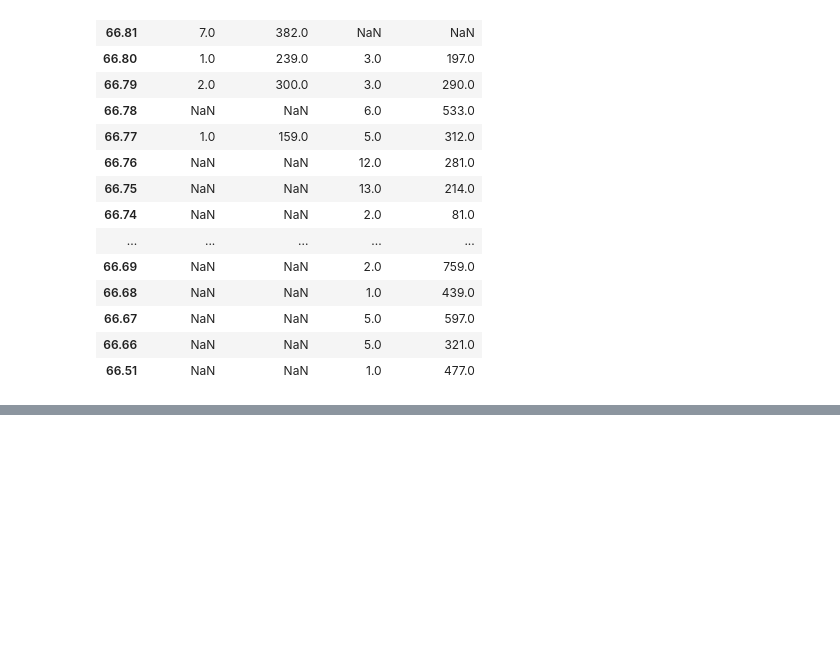
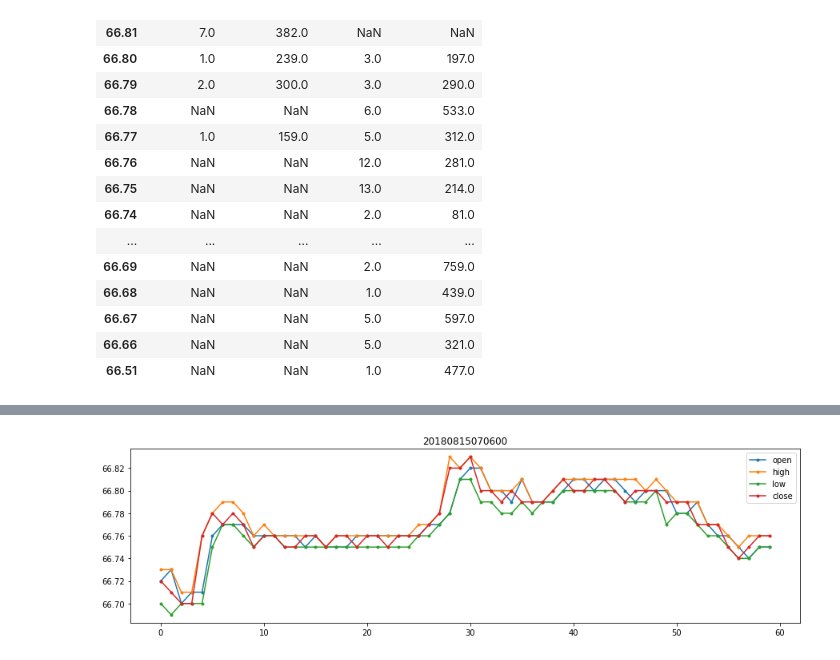
Before and after one commit to pickmoment/hero, a Jupyter notebook: db/hero.ipynb, the cells around one changed output, grey strips where cells are left out. Cells and saved outputs as stored; diff of their text form; code cells hidden in the pictures; blank space fills up the shorter version.

```diff
--- a/db/hero.ipynb
+++ b/db/hero.ipynb
@@ -28,30 +25,0 @@ ModuleNotFoundError: No module named 'matplotlib.mpl_finance'
-# %%
-from math import pi
-
-import pandas as pd
-
-from bokeh.plotting import figure, show, output_notebook
-# from bokeh.sampledata.stocks import MSFT
-
-output_notebook()
-
-# df = pd.DataFrame(MSFT)[:50]
-df["date"] = df.index
-
-inc = df.close > df.open
-dec = df.open >= df.close
-# w = 12*60*60*1000 # half day in ms
-w = 30*1000
-
-TOOLS = "pan,wheel_zoom,box_zoom,reset,save"
-
-p = figure(x_axis_type="datetime", tools=TOOLS, plot_width=1000, title = "MSFT Candlestick")
-# p.xaxis.major_label_orientation = pi/4
-# p.grid.grid_line_alpha=0.3
-
-p.segment(df.date, df.high, df.date, df.low, color="black")
-p.vbar(df.date[inc], w, df.open[inc], df.close[inc], fill_color="#D5E1DD", line_color="black")
-p.vbar(df.date[dec], w, df.open[dec], df.close[dec], fill_color="#F2583E", line_color="black")
-
-
-show(p)  # open a browser
@@ -194,0 +146,5 @@ df_
+# %%
+start_dt = '20180815070600'
+df.loc[start_dt:].reset_index().head(60)[['open','high','low','close']].plot(title=start_dt, style='.-', figsize=(15,4));
+# %% [output]
+[figure, added]
```
Also changed, not shown: parts of 20 cells of this notebook, 9 other files.
